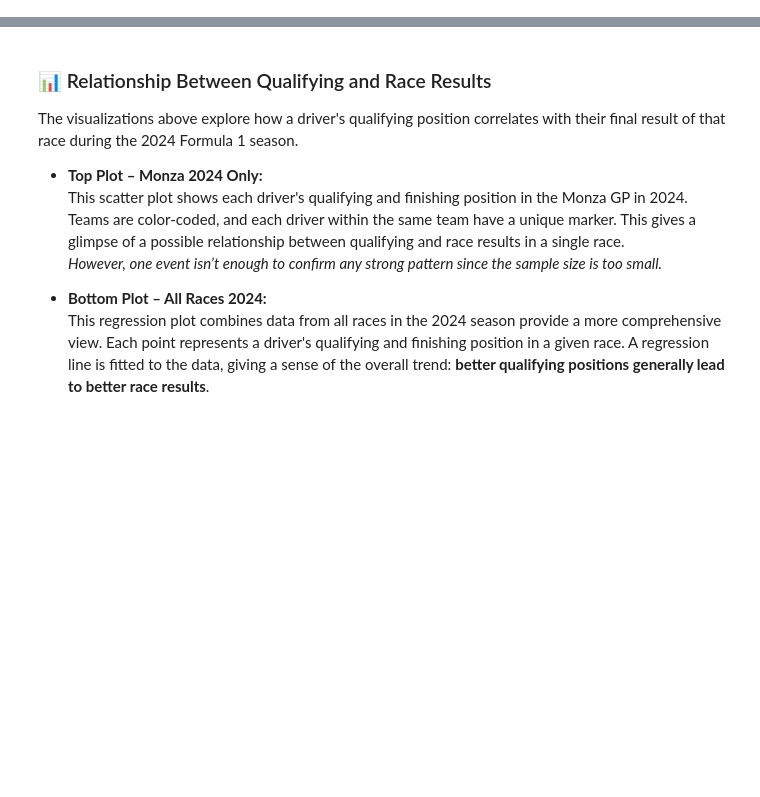
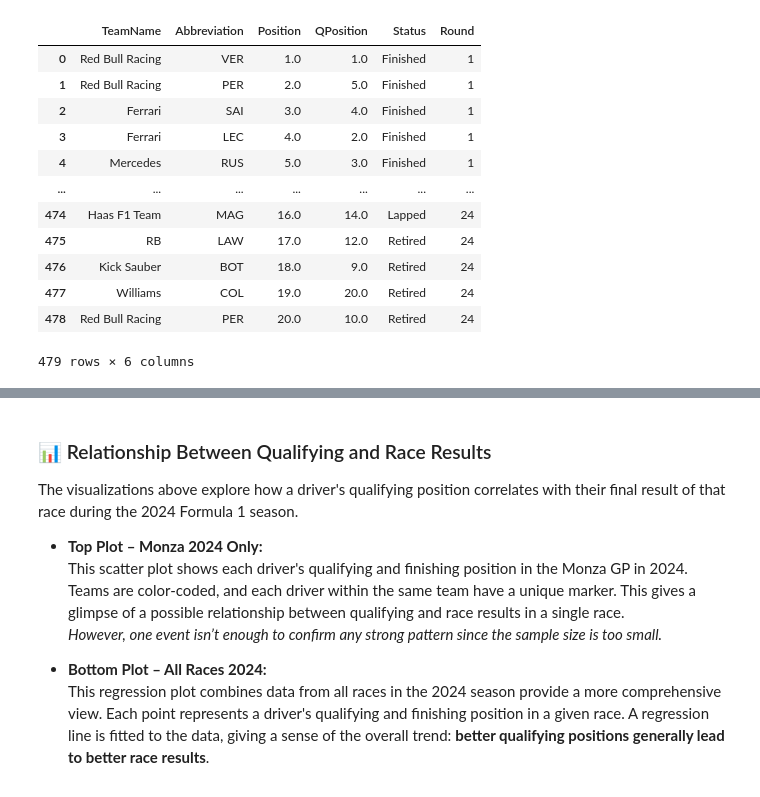
Before and after one commit to Rovsi135/F1-race-outcome-predictor, a Jupyter notebook: Notebooks/Exploratory Data Analysis.ipynb, the cells around one changed output, grey strips where cells are left out. Cells and saved outputs as stored; diff of their text form; code cells hidden in the pictures; blank space fills up the shorter version.

```diff
--- a/Notebooks/Exploratory Data Analysis.ipynb
+++ b/Notebooks/Exploratory Data Analysis.ipynb
@@ -41,0 +49,33 @@ logging.getLogger("fastf1").setLevel(logging.WARNING)
+# %%
+#Use a list to store the dataframes that has been generated through the loop
+#to concatenate them after the loop.
+list_qualifying_dataframes = []
+for i in range(1, 25): #Iterate over (24) weekends
+    #Load race session
+    session = f1.get_session(2024, i, "Race")
+    session.load(telemetry=False, laps=False, weather=False, messages=False)
+
+    #Transfer information to a dataframe
+    df_Race = session.results[["TeamName", "Abbreviation", "Position", "GridPosition", "Status"]].copy()
+    df_Race["Round"] = i
+    df_Race.rename(columns={"GridPosition": "QPosition"}, inplace=True)
+
+    #Store the dataframe in a list to concatenate after
+    list_qualifying_dataframes.append(df_Race)
+
+df_2024_all_races = pd.concat(list_qualifying_dataframes, ignore_index=True, axis=0)
+df_2024_all_races
+# %% [output]
+|  | TeamName | Abbreviation | Position | QPosition | Status | Round |
+| 0 | Red Bull Racing | VER | 1.0 | 1.0 | Finished | 1 |
+| 1 | Red Bull Racing | PER | 2.0 | 5.0 | Finished | 1 |
+| 2 | Ferrari | SAI | 3.0 | 4.0 | Finished | 1 |
+| 3 | Ferrari | LEC | 4.0 | 2.0 | Finished | 1 |
+| 4 | Mercedes | RUS | 5.0 | 3.0 | Finished | 1 |
+| ... | ... | ... | ... | ... | ... | ... |
+| 474 | Haas F1 Team | MAG | 16.0 | 14.0 | Lapped | 24 |
+| 475 | RB | LAW | 17.0 | 12.0 | Retired | 24 |
+| 476 | Kick Sauber | BOT | 18.0 | 9.0 | Retired | 24 |
+| 477 | Williams | COL | 19.0 | 20.0 | Retired | 24 |
+| 478 | Red Bull Racing | PER | 20.0 | 10.0 | Retired | 24 |
+479 rows × 6 columns
```
Also changed, not shown: parts of 22 cells of this notebook.
